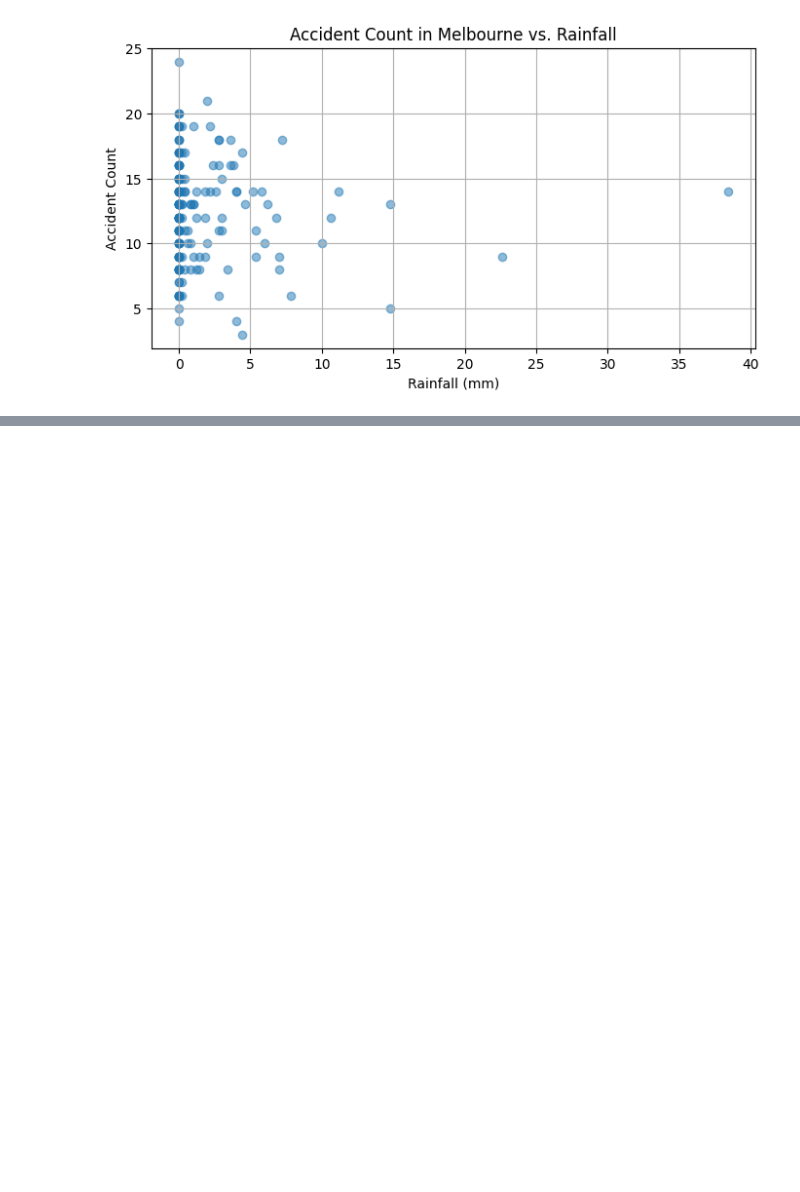
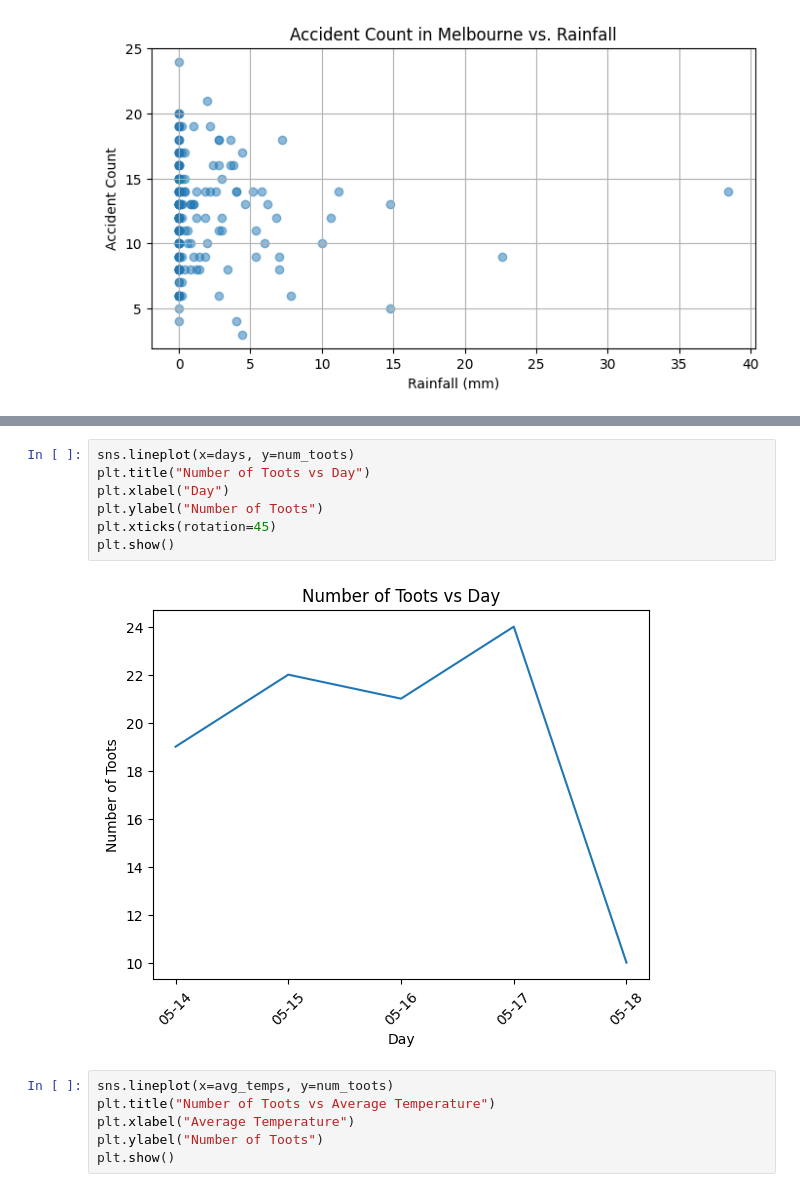
Before and after one commit to NoahELE/Cluster-and-Cloud-Computing-A2, a Jupyter notebook: frontend/frontend.ipynb, the cells around one changed output, grey strips where cells are left out. Saved outputs shown, nothing was run; the diff lists cells and outputs as text; blank space fills up the shorter version.

```diff
--- a/frontend/frontend.ipynb
+++ b/frontend/frontend.ipynb
@@ -159,0 +215,15 @@ Date
+# %%
+sns.lineplot(x=days, y=num_toots)
+plt.title("Number of Toots vs Day")
+plt.xlabel("Day")
+plt.ylabel("Number of Toots")
+plt.xticks(rotation=45)
+plt.show()
+# %% [output]
+[figure, added]
+# %%
+sns.lineplot(x=avg_temps, y=num_toots)
+plt.title("Number of Toots vs Average Temperature")
+plt.xlabel("Average Temperature")
+plt.ylabel("Number of Toots")
+plt.show()
```
Also changed, not shown: parts of 3 cells of this notebook.
